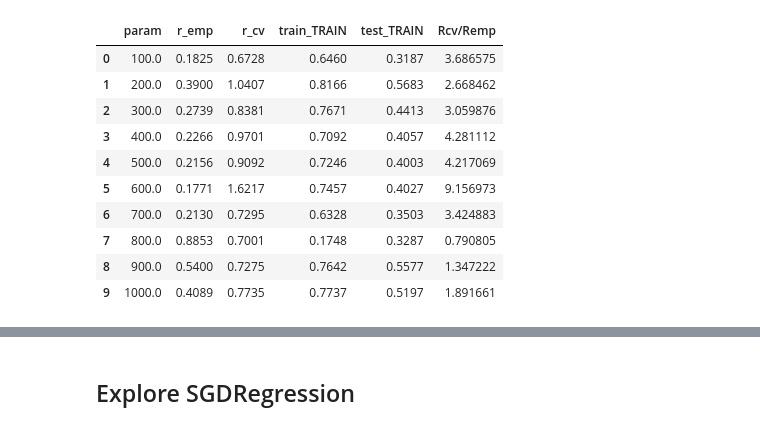
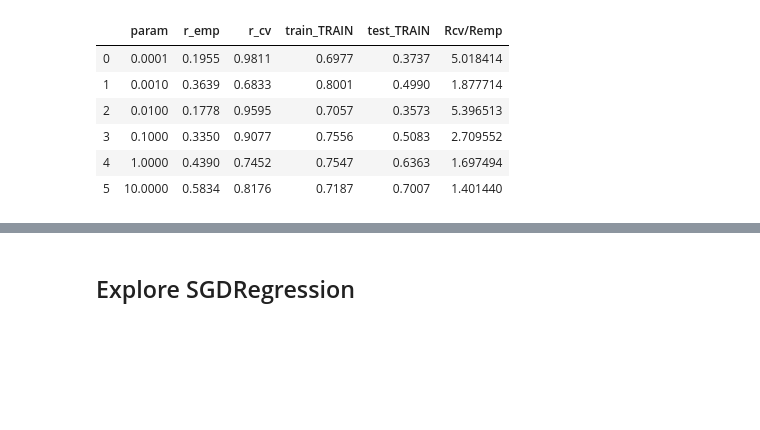
Before and after one commit to donakq/MSE-234-Membership_Inference, a Jupyter notebook: plot.ipynb, the cells around one changed output, grey strips where cells are left out. Cells and saved outputs as stored; diff of their text form; code cells hidden in the pictures; blank space fills up the shorter version.

```diff
--- a/plot.ipynb
+++ b/plot.ipynb
@@ -96,20 +99,16 @@ iwpc_unknown = [iwpc_unknown_linreg,iwpc_unknown_tree,
 
 for m in models:
     m = add_overfit(m)
-# %%
-eye_known_sgdreg2
-# %% [output]
-|  | param | r_emp | r_cv | train_TRAIN | test_TRAIN | Rcv/Remp |
-| 0 | 100.0 | 0.1825 | 0.6728 | 0.6460 | 0.3187 | 3.686575 |
-| 1 | 200.0 | 0.3900 | 1.0407 | 0.8166 | 0.5683 | 2.668462 |
-| 2 | 300.0 | 0.2739 | 0.8381 | 0.7671 | 0.4413 | 3.059876 |
-| 3 | 400.0 | 0.2266 | 0.9701 | 0.7092 | 0.4057 | 4.281112 |
-| 4 | 500.0 | 0.2156 | 0.9092 | 0.7246 | 0.4003 | 4.217069 |
-| 5 | 600.0 | 0.1771 | 1.6217 | 0.7457 | 0.4027 | 9.156973 |
-| 6 | 700.0 | 0.2130 | 0.7295 | 0.6328 | 0.3503 | 3.424883 |
-| 7 | 800.0 | 0.8853 | 0.7001 | 0.1748 | 0.3287 | 0.790805 |
-| 8 | 900.0 | 0.5400 | 0.7275 | 0.7642 | 0.5577 | 1.347222 |
-| 9 | 1000.0 | 0.4089 | 0.7735 | 0.7737 | 0.5197 | 1.891661 |
+# %%
+eye_known_sgdreg
+# %% [output]
+|  | param | r_emp | r_cv | train_TRAIN | test_TRAIN | Rcv/Remp |
+| 0 | 0.0001 | 0.1955 | 0.9811 | 0.6977 | 0.3737 | 5.018414 |
+| 1 | 0.0010 | 0.3639 | 0.6833 | 0.8001 | 0.4990 | 1.877714 |
+| 2 | 0.0100 | 0.1778 | 0.9595 | 0.7057 | 0.3573 | 5.396513 |
+| 3 | 0.1000 | 0.3350 | 0.9077 | 0.7556 | 0.5083 | 2.709552 |
+| 4 | 1.0000 | 0.4390 | 0.7452 | 0.7547 | 0.6363 | 1.697494 |
+| 5 | 10.0000 | 0.5834 | 0.8176 | 0.7187 | 0.7007 | 1.401440 |
 # %%
 # eyedata_known test error
 
```
Also changed, not shown: parts of 7 cells of this notebook.
